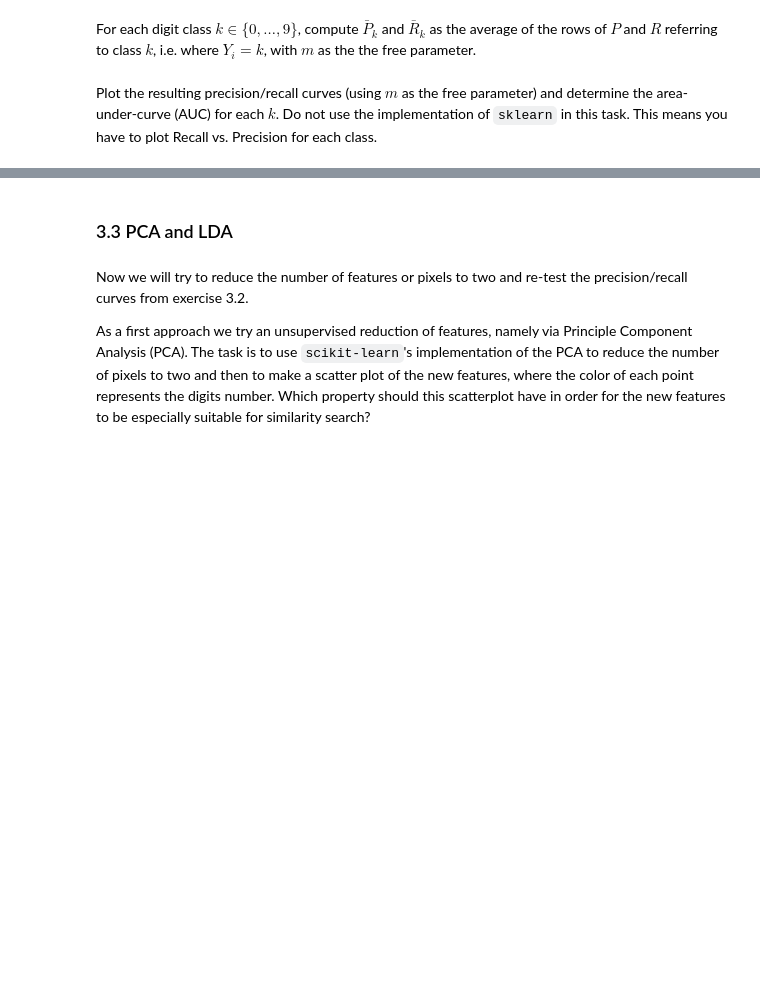
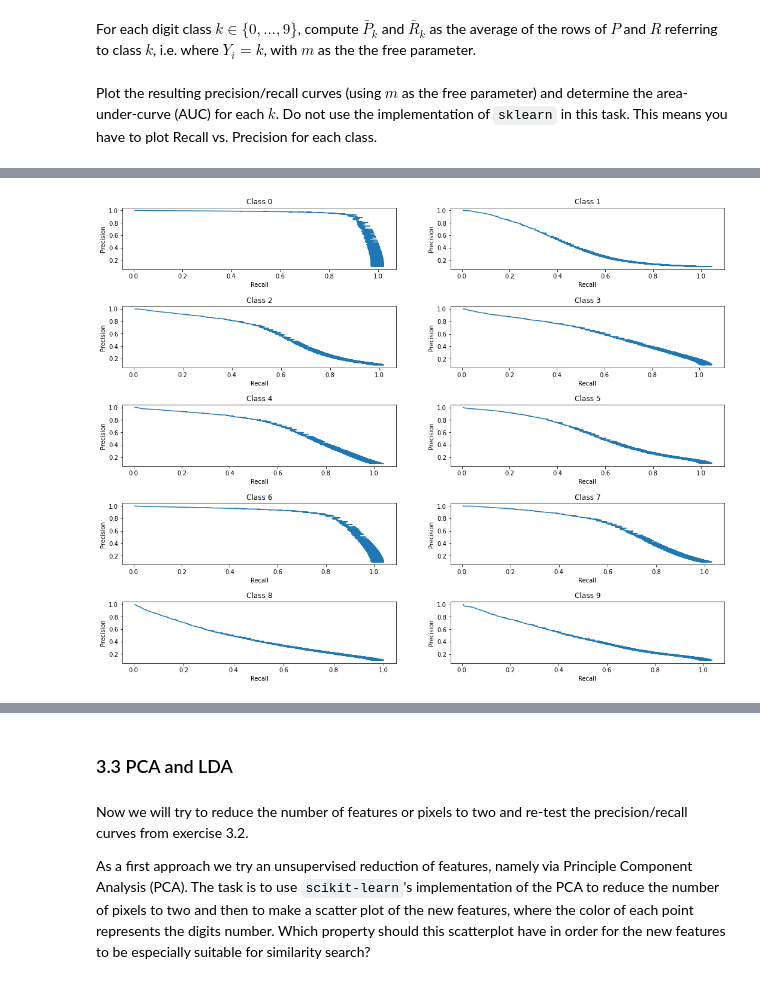
Before and after one commit to YYYasin19/kit-ml-natsc, a Jupyter notebook: Exercise_03/Exercise03.ipynb, the cells around one changed output, grey strips where cells are left out. Drawn from its saved outputs; the diff is of its cells as text; code cells hidden in the pictures; blank space fills up the shorter version.

```diff
--- a/Exercise_03/Exercise03.ipynb
+++ b/Exercise_03/Exercise03.ipynb
@@ -222,0 +243,4 @@ for k in range(0, 10):
+# %%
+plt_precision_vs_recall(Pk_m, Rk_m, target)
+# %% [output]
+[figure, added]
```
Also changed, not shown: parts of 7 cells of this notebook.
